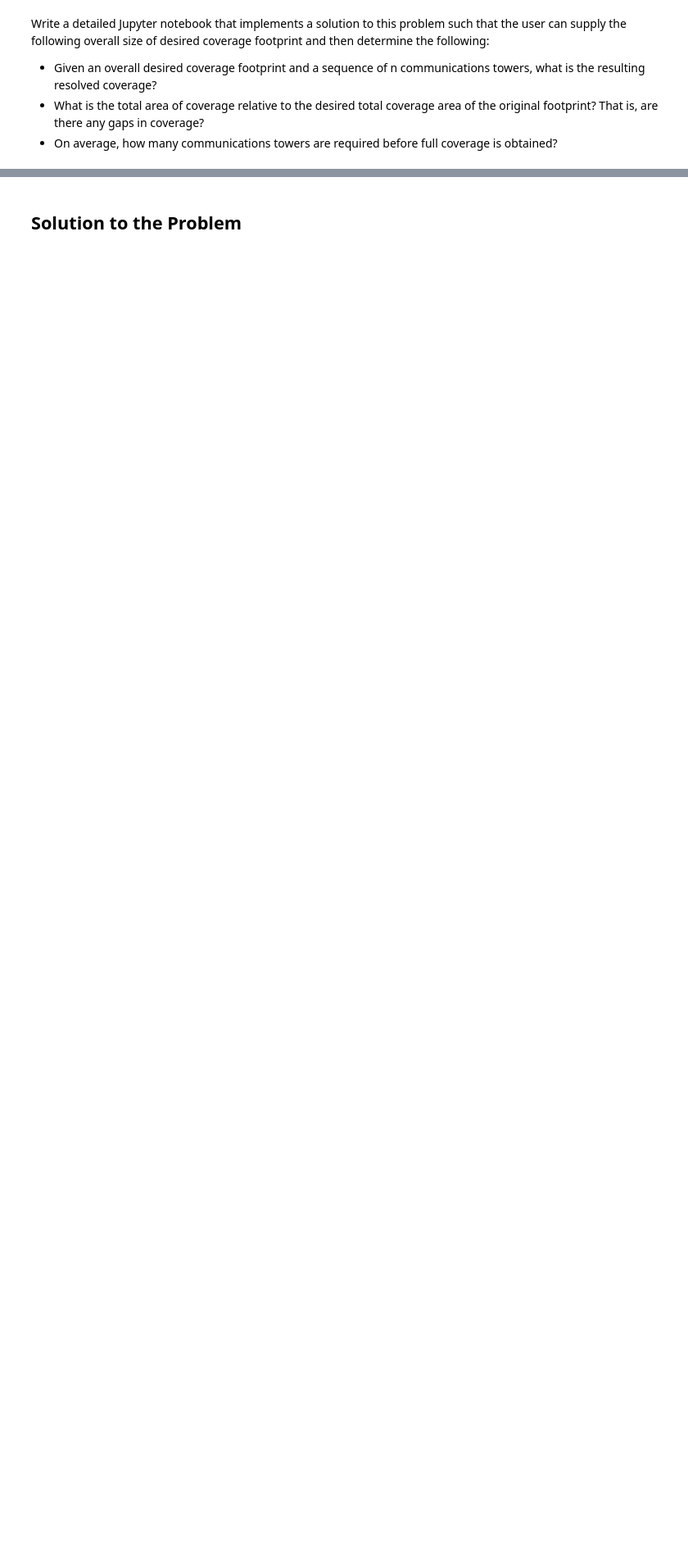
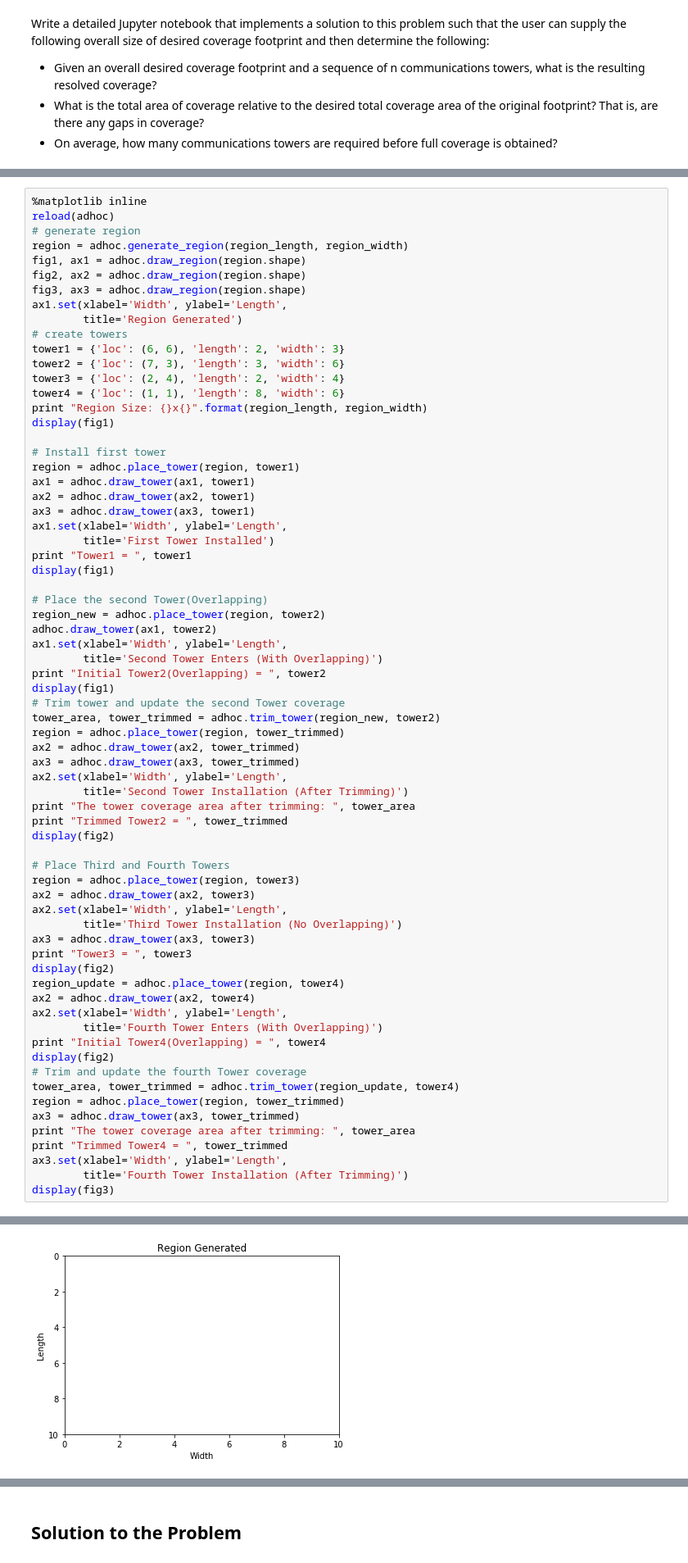
Before and after one commit to shu1995shijia/ECE143-Individual-Project, a Jupyter notebook: ECE143_IndividualProject_Shijia.ipynb, the cells around one changed output, grey strips where cells are left out. Shown: that part at 82% size. Drawn from its saved outputs; the diff is of its cells as text; blank space fills up the shorter version.

```diff
--- a/ECE143_IndividualProject_Shijia.ipynb
+++ b/ECE143_IndividualProject_Shijia.ipynb
@@ -67,0 +156,70 @@ _Brief description of the function (Details in the adhoc.py module.)_
+# %%
+%matplotlib inline
+reload(adhoc)
+# generate region
+region = adhoc.generate_region(region_length, region_width)
+fig1, ax1 = adhoc.draw_region(region.shape)
+fig2, ax2 = adhoc.draw_region(region.shape)
+fig3, ax3 = adhoc.draw_region(region.shape)
+ax1.set(xlabel='Width', ylabel='Length',
+        title='Region Generated')
+# create towers
+tower1 = {'loc': (6, 6), 'length': 2, 'width': 3}
+tower2 = {'loc': (7, 3), 'length': 3, 'width': 6}
+tower3 = {'loc': (2, 4), 'length': 2, 'width': 4}
+tower4 = {'loc': (1, 1), 'length': 8, 'width': 6}
+print "Region Size: {}x{}".format(region_length, region_width)
+display(fig1)
+
+# Install first tower
+region = adhoc.place_tower(region, tower1)
+ax1 = adhoc.draw_tower(ax1, tower1)
+ax2 = adhoc.draw_tower(ax2, tower1)
+ax3 = adhoc.draw_tower(ax3, tower1)
+ax1.set(xlabel='Width', ylabel='Length',
+        title='First Tower Installed')
+print "Tower1 = ", tower1
+display(fig1)
+
+# Place the second Tower(Overlapping)
+region_new = adhoc.place_tower(region, tower2)
+adhoc.draw_tower(ax1, tower2)
+ax1.set(xlabel='Width', ylabel='Length',
+        title='Second Tower Enters (With Overlapping)')
+print "Initial Tower2(Overlapping) = ", tower2
+display(fig1)
+# Trim tower and update the second Tower coverage
+tower_area, tower_trimmed = adhoc.trim_tower(region_new, tower2)
+region = adhoc.place_tower(region, tower_trimmed)
+ax2 = adhoc.draw_tower(ax2, tower_trimmed)
+ax3 = adhoc.draw_tower(ax3, tower_trimmed)
+ax2.set(xlabel='Width', ylabel='Length',
+        title='Second Tower Installation (After Trimming)')
+print "The tower coverage area after trimming: ", tower_area
+print "Trimmed Tower2 = ", tower_trimmed
+display(fig2)
+
+# Place Third and Fourth Towers
+region = adhoc.place_tower(region, tower3)
+ax2 = adhoc.draw_tower(ax2, tower3)
+ax2.set(xlabel='Width', ylabel='Length',
+        title='Third Tower Installation (No Overlapping)')
+ax3 = adhoc.draw_tower(ax3, tower3)
+print "Tower3 = ", tower3
+display(fig2)
+region_update = adhoc.place_tower(region, tower4)
+ax2 = adhoc.draw_tower(ax2, tower4)
+ax2.set(xlabel='Width', ylabel='Length',
+        title='Fourth Tower Enters (With Overlapping)')
+print "Initial Tower4(Overlapping) = ", tower4
+display(fig2)
+# Trim and update the fourth Tower coverage
+tower_area, tower_trimmed = adhoc.trim_tower(region_update, tower4)
+region = adhoc.place_tower(region, tower_trimmed)
+ax3 = adhoc.draw_tower(ax3, tower_trimmed)
+print "The tower coverage area after trimming: ", tower_area
+print "Trimmed Tower4 = ", tower_trimmed
+ax3.set(xlabel='Width', ylabel='Length',
+        title='Fourth Tower Installation (After Trimming)')
+display(fig3)
+# %% [output]
@@ -67,0 +227 @@ _Brief description of the function (Details in the adhoc.py module.)_
+[figure, added]
```
Also changed, not shown: parts of 53 cells of this notebook, 4 other files.
